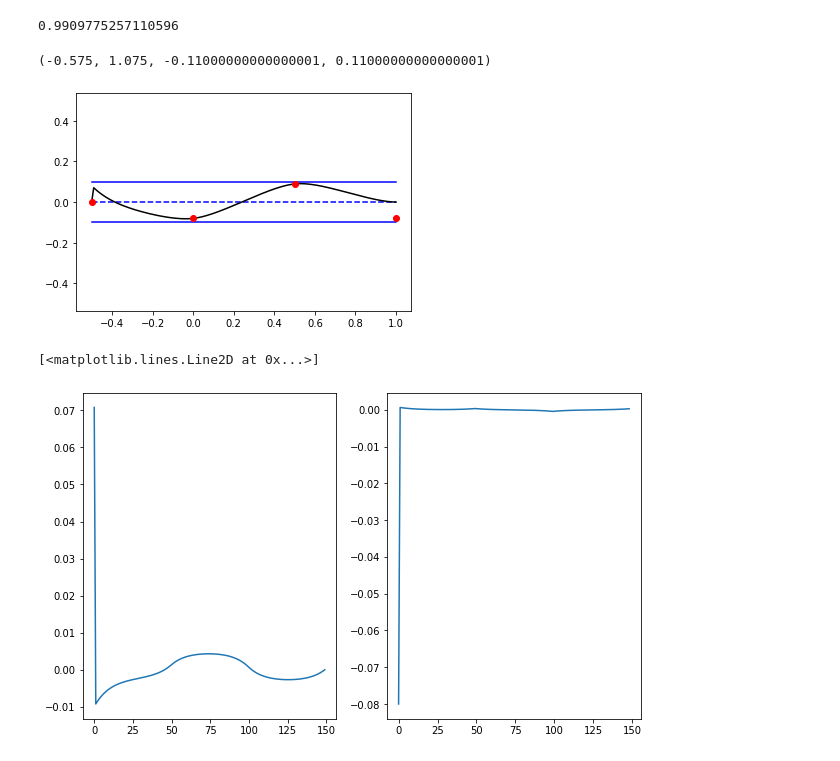
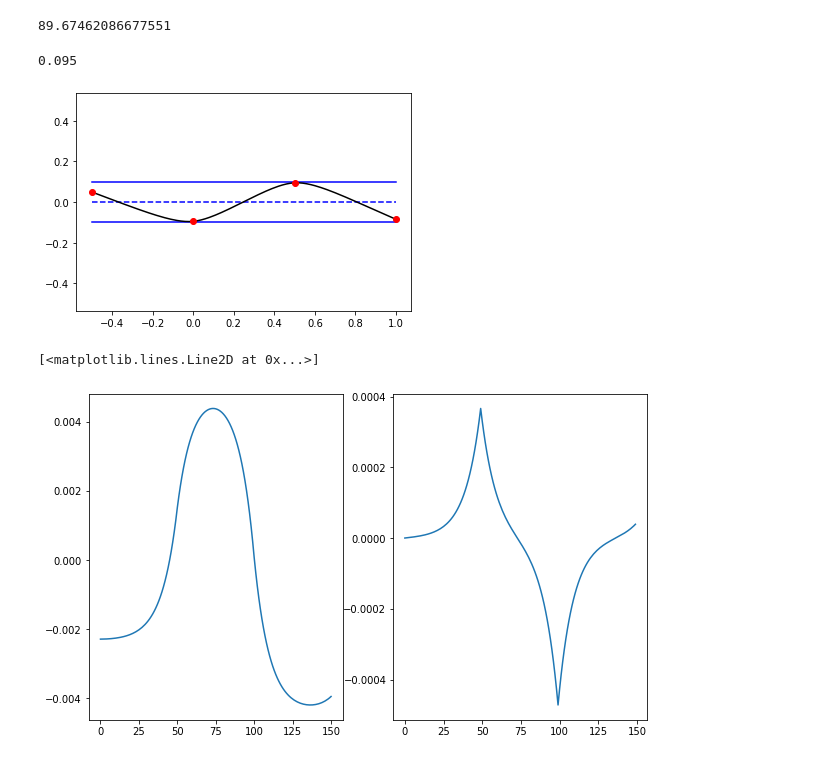
Before and after one commit to CeHao1/train_policy-track, a Jupyter notebook: get_standard_track_by_py/plan_with_scipy.ipynb, the cells around one changed output. Cells and saved outputs as stored; diff of their text form; code cells hidden in the pictures.

```diff
--- a/get_standard_track_by_py/plan_with_scipy.ipynb
+++ b/get_standard_track_by_py/plan_with_scipy.ipynb
@@ -38,7 +38,7 @@ class build_path:
 
         self.len=F1+1
         self.Vx=0.01
-        self.Np=int(np.floor(self.len/self.Vx))
+        self.Np=int(np.floor(self.len/self.Vx))+1
         self.Ns=2
         self.Nc=1
         Np=self.Np
@@ -64,8 +64,8 @@ class build_path:
         self.Bd=self.Bc
 
         # dynamics model
-        A_combined1=np.eye(Np*Ns)
-        A_combined2=np.zeros((Np*Ns,(Np-1)*Nc))
+        A_combined1=np.zeros(((Np-1)*Ns,Np*Ns))
+        A_combined2=np.zeros(((Np-1)*Ns,(Np-1)*Nc))
 
         for index in range(Np-1):
             ind1=index*Ns+np.arange(Ns)
@@ -78,7 +78,7 @@ class build_path:
             A_combined2[np.ix_(ind1,ind2u)]=-self.Bd
 
         self.A_qp=np.hstack((A_combined1,A_combined2))
-        self.b_qp=np.zeros((Np*Ns,1))
+        self.b_qp=np.zeros(((Np-1)*Ns,1))
 
         # bnd
         Gx=csr_matrix((np.ones(Np),(np.arange(Np),self.ind_Y)),
@@ -92,8 +92,6 @@ class build_path:
         h_qp=np.vstack((hx,hx))
         self.h_m=matrix(h_qp)
 
-
-#         print(G_qp.shape)
 
         # Q P
 
@@ -116,23 +114,22 @@ class build_path:
         Nc=self.Nc
 
         num_PY=self.PY.shape[0]
-#         Ax=np.zeros((self.PY.shape[0],(Np+1)*Ns+Np*Nc))
-#         Ax[np.range(self.PY.shape[0]),self.ind*Ns]=
+
+
+
 
         Ax=csr_matrix((np.ones(num_PY),(np.arange(num_PY),self.ind*Ns)),
-                     shape=(num_PY,Np*Ns+(Np-1)*Nc)).toarray()
+                     shape=(num_PY,(Np)*Ns+(Np-1)*Nc)).toarray()
+
         bx=self.PY[:,np.newaxis]
 
 
 
-        A_added=np.vstack((self.A_qp,Ax))
-        b_added=np.vstack((self.b_qp,bx))
+#         A_added=np.vstack((self.A_qp,Ax))
+#         b_added=np.vstack((self.b_qp,bx))
+        A_added=np.vstack((Ax,self.A_qp))
+        b_added=np.vstack((bx,self.b_qp))
 
-
-#         print(self.)
-#         print(np.linalg.matrix_rank(A_added))
-#         print(self.ind)
-#         print(Ax)
 
         A_sparse = spmatrix(A_added[np.nonzero(A_added)], np.nonzero(A_added)[0].astype(int),
                             np.nonzero(A_added)[1].astype(int), A_added.shape)
@@ -149,32 +146,36 @@ class build_path:
         path.ay=x[Ns*Np+np.arange(Np-1)*Nc]
 # %%
 F=np.array([0.5,0.5])
-P=np.array([0,-0.8,0.9,-0.8])
+P=np.array([0.5,-0.95,0.95,-0.85])
 track=build_track(F)
 path=build_path(F,P,track)
 
+times=1000
 start=time.time()
-for i in range(20):
+for i in range(times):
+#     path.generate()
     path.generate()
 
 end=time.time()
 
-print(end-start)
+print((end-start))
 # %% [output]
-0.9909775257110596
+89.67462086677551
 # %%
 f=plt.figure()
 
 plt.plot(track.Center_X,track.Center_Y,'b--')
 plt.plot(track.Left_X,track.Left_Y,'b')
 plt.plot(track.Right_X,track.Right_Y,'b')
 plt.plot(path.X,path.Y,'k')
 plt.plot(path.PX,path.PY,'ro')
 
 plt.axis('equal')
+
+np.max(np.abs(path.PY))
 # %% [output]
-(-0.575, 1.075, -0.11000000000000001, 0.11000000000000001)
+0.095
-[figure, old version]
+[figure, new version]
 # %%
 f2=plt.figure(figsize=(10,6))
 plt.subplot(1,2,1)
@@ -184,4 +185,4 @@ plt.subplot(1,2,2)
 plt.plot(path.ay)
 # %% [output]
 [<matplotlib.lines.Line2D at 0x...>]
-[figure, old version]
+[figure, new version]
```
Also changed, not shown: 2 other files.
